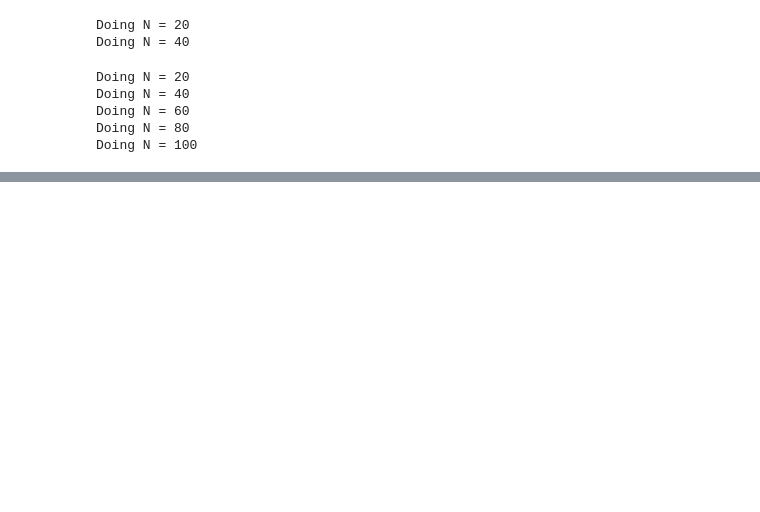
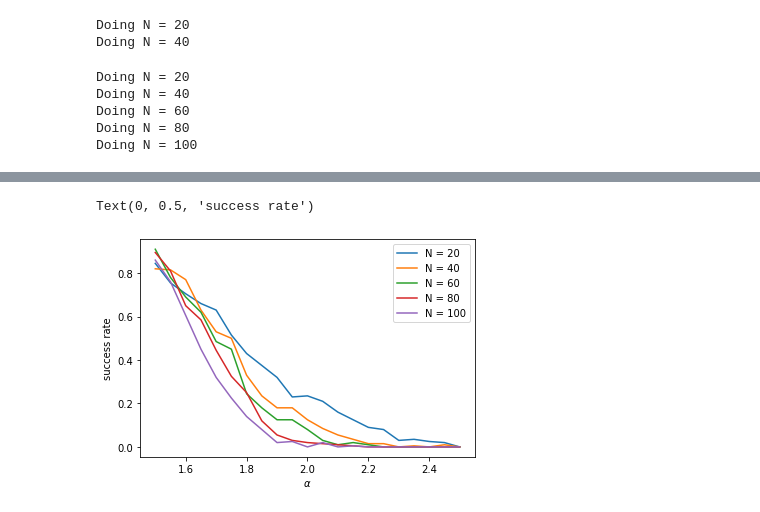
Before and after one commit to armand-colin/neural-networks-g12, a Jupyter notebook: notebook.ipynb, the cells around one changed output, grey strips where cells are left out. Cells and saved outputs as stored; diff of their text form; code cells hidden in the pictures; blank space fills up the shorter version.

```diff
--- a/notebook.ipynb
+++ b/notebook.ipynb
@@ -69,0 +84,10 @@ plot_results(alpha_range2, N_range2, results2)
+# %%
+for i, plot in enumerate(plots):
+    plt.plot(alpha_range2, results2[i], label=f"N = {N_range2[i]}")
+
+plt.legend()
+plt.xlabel("$\\alpha$")
+plt.ylabel("success rate")
+# %% [output]
+Text(0, 0.5, 'success rate')
+[figure, added]
```
Also changed, not shown: parts of 5 cells of this notebook.
